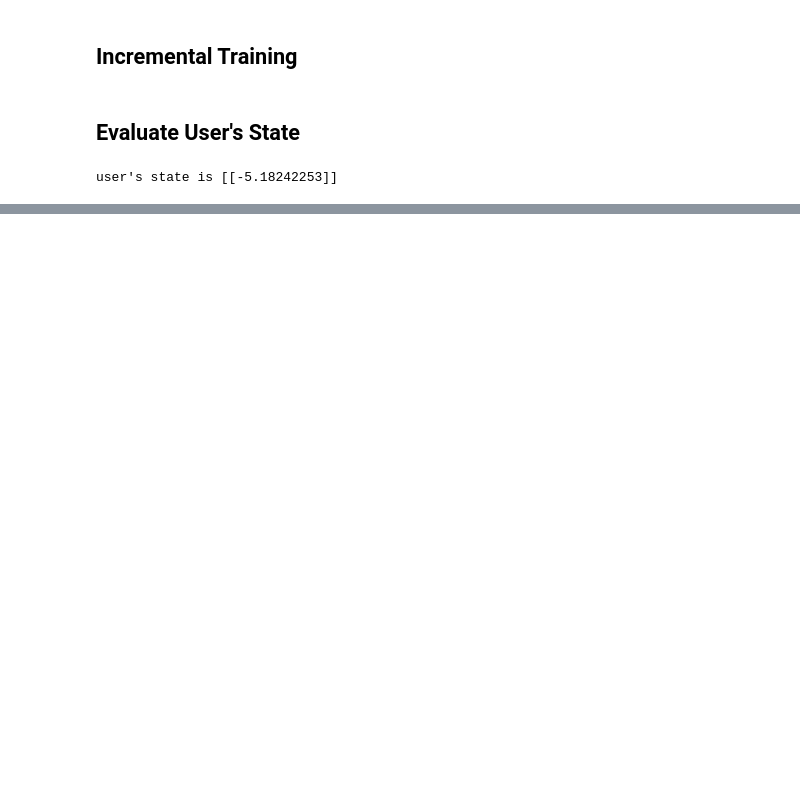
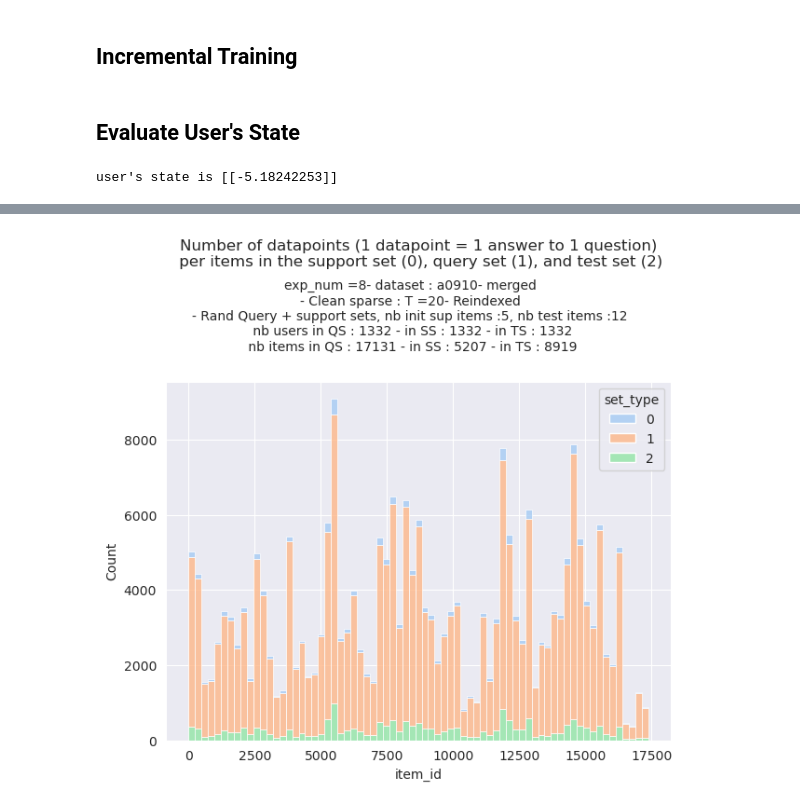
Before and after one commit to INSArthur/EduCDM, a Jupyter notebook: examples/IRT/EM/IRT.ipynb, the cells around one changed output, grey strips where cells are left out. Cells and saved outputs as stored; diff of their text form; code cells hidden in the pictures; blank space fills up the shorter version.

```diff
--- a/examples/IRT/EM/IRT.ipynb
+++ b/examples/IRT/EM/IRT.ipynb
@@ -93,0 +430,27 @@ user's state is [[-5.18242253]]
+# %%
+import seaborn as sns
+import matplotlib.pyplot as plt
+f = plt.figure(figsize=(7,5))
+ax = f.add_subplot(1,1,1)
+
+plt.title("Number of datapoints (1 datapoint = 1 answer to 1 question)\n per items in the support set (0), query set (1), and test set (2)", fontsize=12, y=1.3)
+plt.suptitle(metadata, y=1.1, fontsize=10)
+
+sns.histplot(data=dataset, ax=ax, stat="count", multiple="stack",
+             x="item_id", kde=False,
+             palette="pastel", hue="set_type",
+             element="bars", legend=True)
+
+sns.axes_style("whitegrid")
+plt.savefig(exp_path+"/hist_nb_record_per_items",
+        dpi=None,
+        facecolor='w',
+        edgecolor='w',
+        orientation='portrait',
+        format=None,
+        transparent=False,
+        bbox_inches="tight",
+        pad_inches=0.5,
+        metadata=None)
+# %% [output]
+[figure, added]
```
Also changed, not shown: parts of 53 cells of this notebook, 5 other files.
